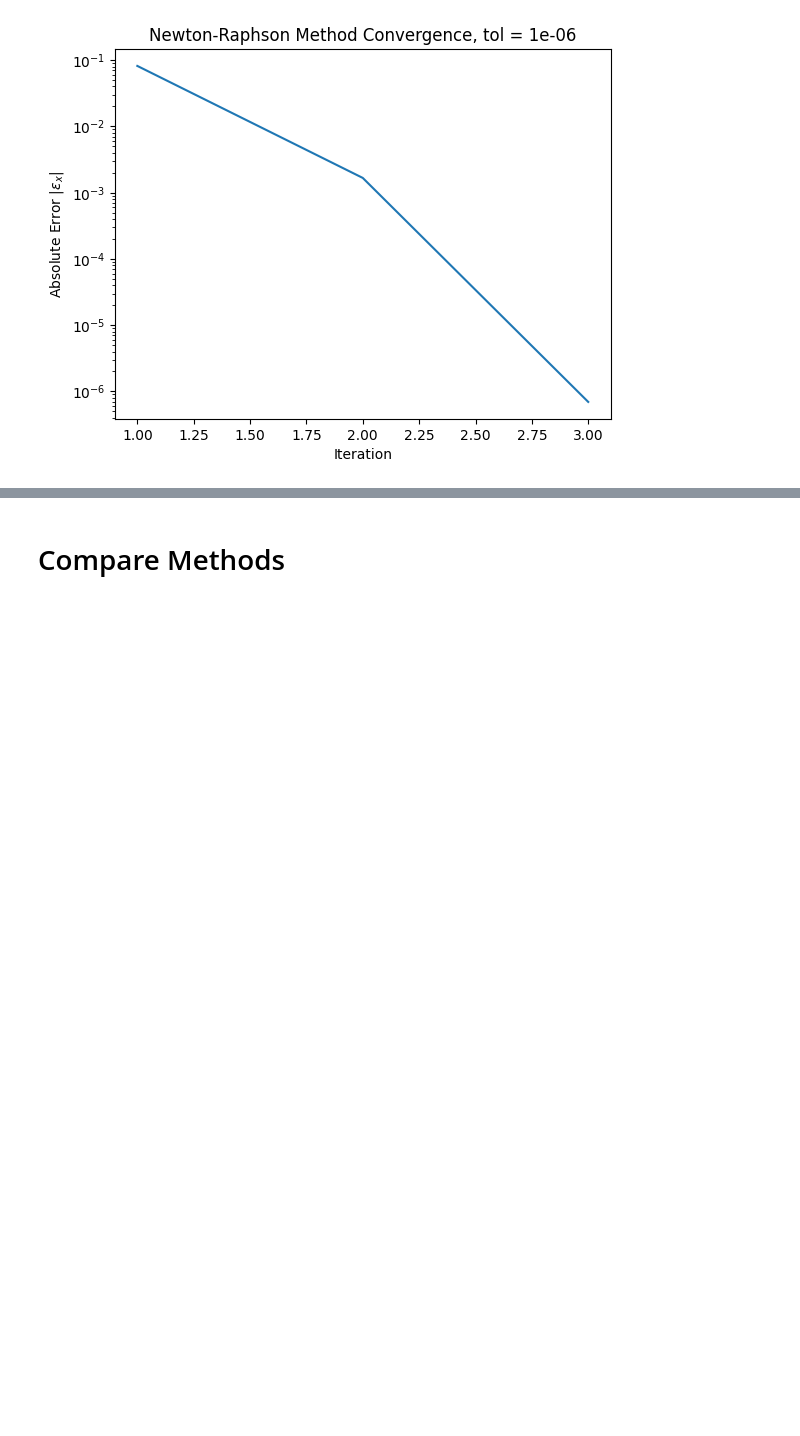
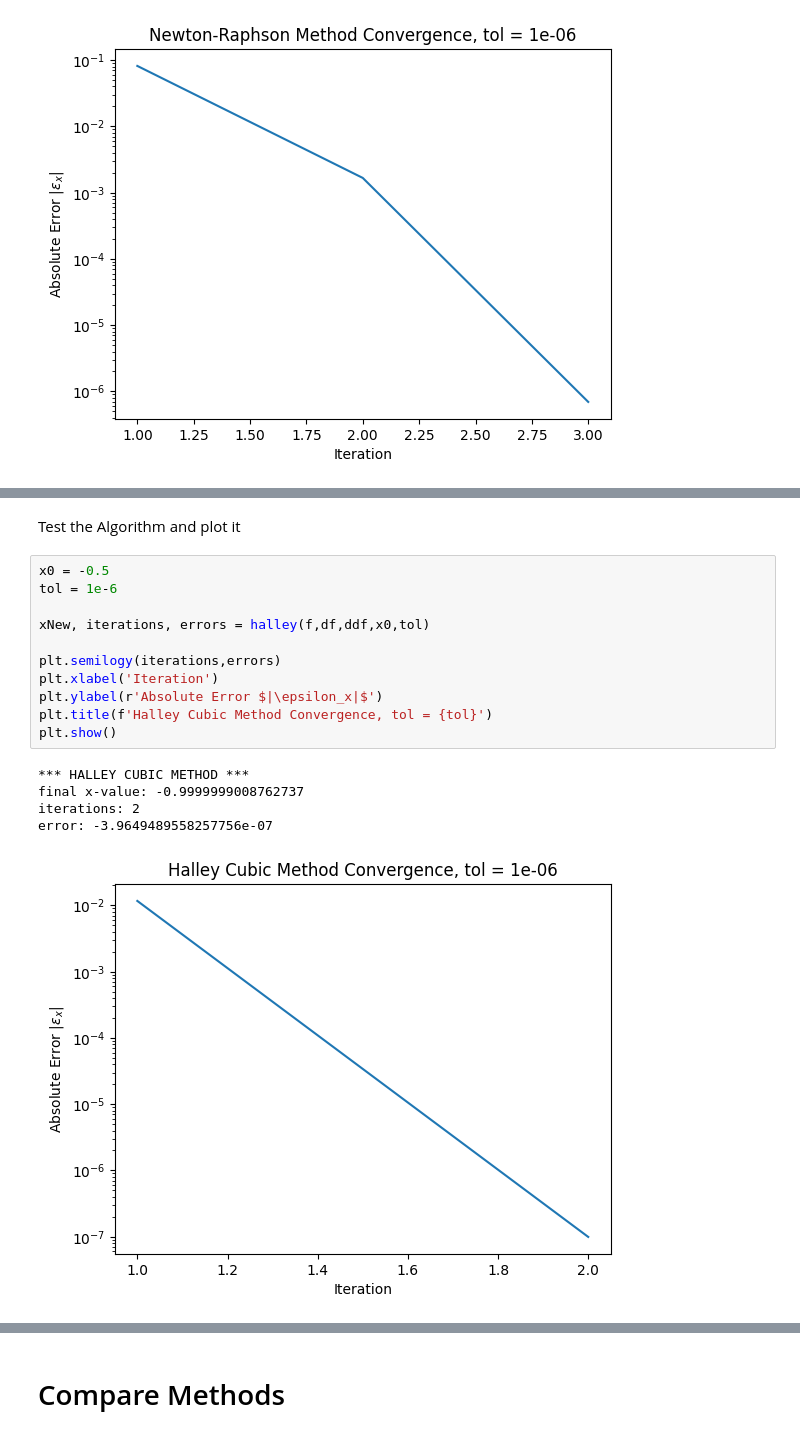
Before and after one commit to diegosol127/AERO-222-Numerical-Methods, a Jupyter notebook: Lab/Lab2/AERO_222_Lab_2.ipynb, the cells around one changed output, grey strips where cells are left out. Drawn from its saved outputs; the diff is of its cells as text; blank space fills up the shorter version.

```diff
--- a/Lab/Lab2/AERO_222_Lab_2.ipynb
+++ b/Lab/Lab2/AERO_222_Lab_2.ipynb
@@ -599,0 +669,19 @@ error: 2.77546537219564e-06
+# %% [markdown]
+Test the Algorithm and plot it
+# %%
+x0 = -0.5
+tol = 1e-6
+
+xNew, iterations, errors = halley(f,df,ddf,x0,tol)
+
+plt.semilogy(iterations,errors)
+plt.xlabel('Iteration')
+plt.ylabel(r'Absolute Error $|\epsilon_x|$')
+plt.title(f'Halley Cubic Method Convergence, tol = {tol}')
+plt.show()
+# %% [output]
+*** HALLEY CUBIC METHOD ***
+final x-value: -0.9999999008762737
+iterations: 2
+error: -3.9649489558257756e-07
+[figure, added]
```
Also changed, not shown: parts of 13 cells of this notebook.
